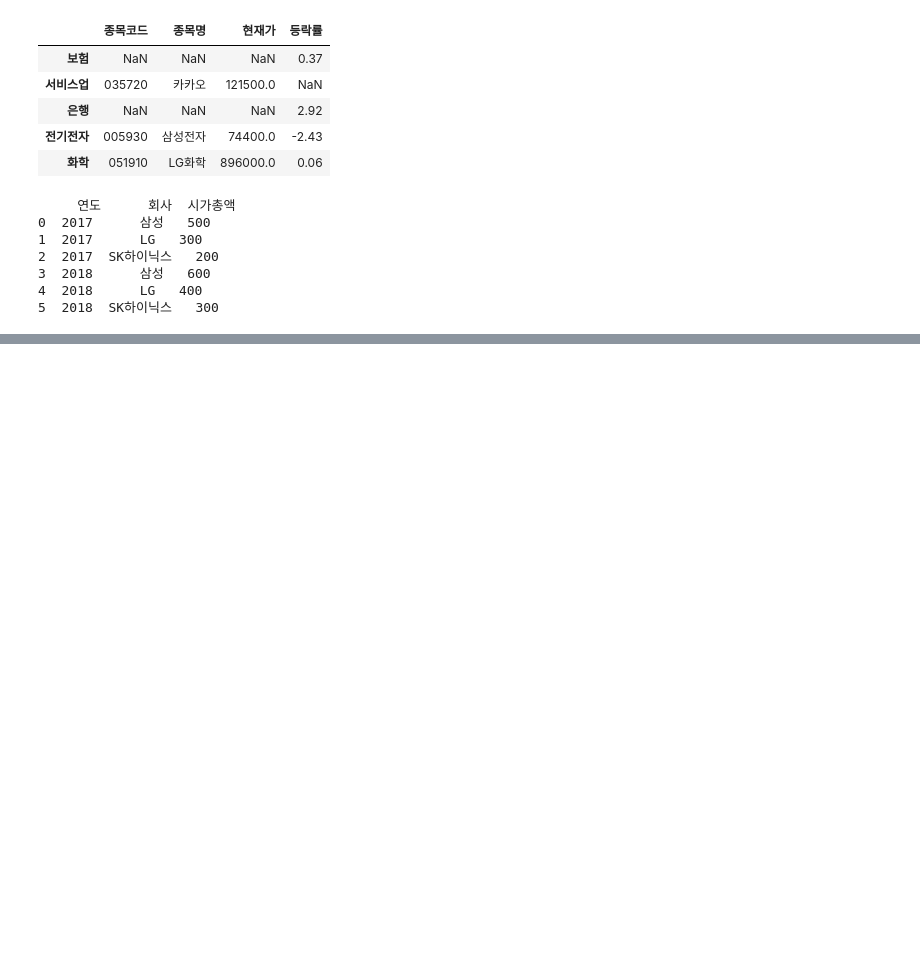
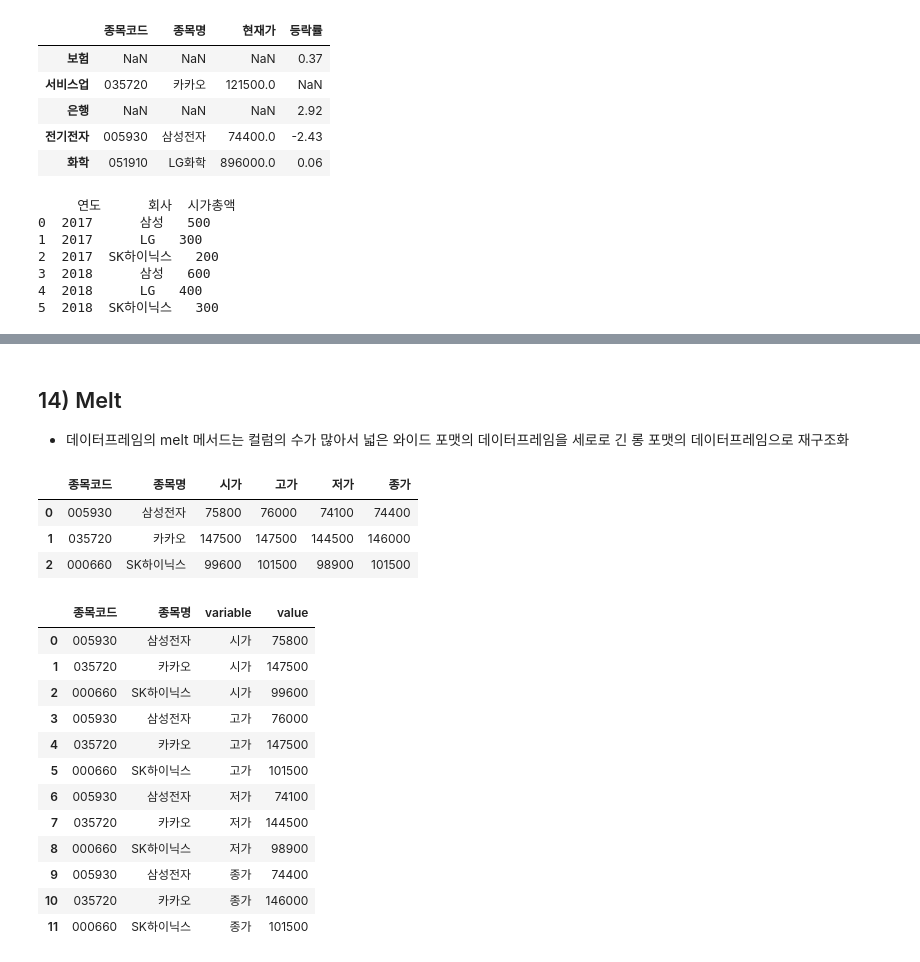
Before and after one commit to netager/Quick_Ref, a Jupyter notebook: data_analysis/Pandas/임시/05. 판다스 데이터프레임 Part2.ipynb, the cells around one changed output, grey strips where cells are left out. Drawn from its saved outputs; the diff is of its cells as text; code cells hidden in the pictures; blank space fills up the shorter version.

Commit message:
20220322 Office Review Pandas

```diff
--- a/data_analysis/Pandas/임시/05. 판다스 데이터프레임 Part2.ipynb
+++ b/data_analysis/Pandas/임시/05. 판다스 데이터프레임 Part2.ipynb
@@ -823,0 +1394,36 @@ print(df)
+# %% [markdown]
+## 14) Melt
+- 데이터프레임의 melt 메서드는 컬럼의 수가 많아서 넓은 와이드 포맷의 데이터프레임을 세로로 긴 롱 포맷의 데이터프레임으로 재구조화
+# %%
+import pandas as pd
+
+data = [
+    ["005930", "삼성전자", 75800, 76000, 74100, 74400],
+    ["035720", "카카오", 147500, 147500, 144500, 146000],
+    ["000660", "SK하이닉스", 99600, 101500, 98900, 101500]
+]
+
+columns = ["종목코드", "종목명", "시가", "고가", "저가", "종가"]
+df = pd.DataFrame(data=data, columns=columns)
+df
+# %% [output]
+|  | 종목코드 | 종목명 | 시가 | 고가 | 저가 | 종가 |
+| 0 | 005930 | 삼성전자 | 75800 | 76000 | 74100 | 74400 |
+| 1 | 035720 | 카카오 | 147500 | 147500 | 144500 | 146000 |
+| 2 | 000660 | SK하이닉스 | 99600 | 101500 | 98900 | 101500 |
+# %%
+df.melt(id_vars=['종목코드','종목명'])
+# %% [output]
+|  | 종목코드 | 종목명 | variable | value |
+| 0 | 005930 | 삼성전자 | 시가 | 75800 |
+| 1 | 035720 | 카카오 | 시가 | 147500 |
+| 2 | 000660 | SK하이닉스 | 시가 | 99600 |
+| 3 | 005930 | 삼성전자 | 고가 | 76000 |
+| 4 | 035720 | 카카오 | 고가 | 147500 |
+| 5 | 000660 | SK하이닉스 | 고가 | 101500 |
+| 6 | 005930 | 삼성전자 | 저가 | 74100 |
+| 7 | 035720 | 카카오 | 저가 | 144500 |
+| 8 | 000660 | SK하이닉스 | 저가 | 98900 |
+| 9 | 005930 | 삼성전자 | 종가 | 74400 |
+| 10 | 035720 | 카카오 | 종가 | 146000 |
+| 11 | 000660 | SK하이닉스 | 종가 | 101500 |
```
Also changed, not shown: parts of 79 cells of this notebook, 5 other files.
